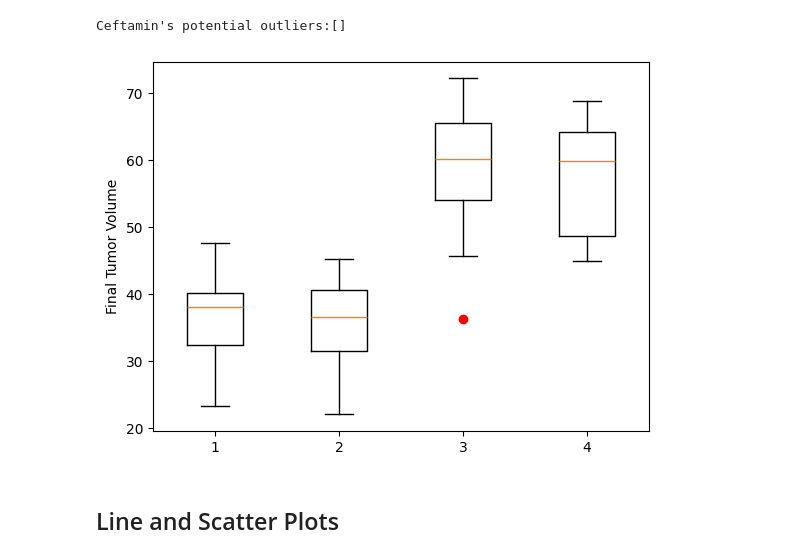
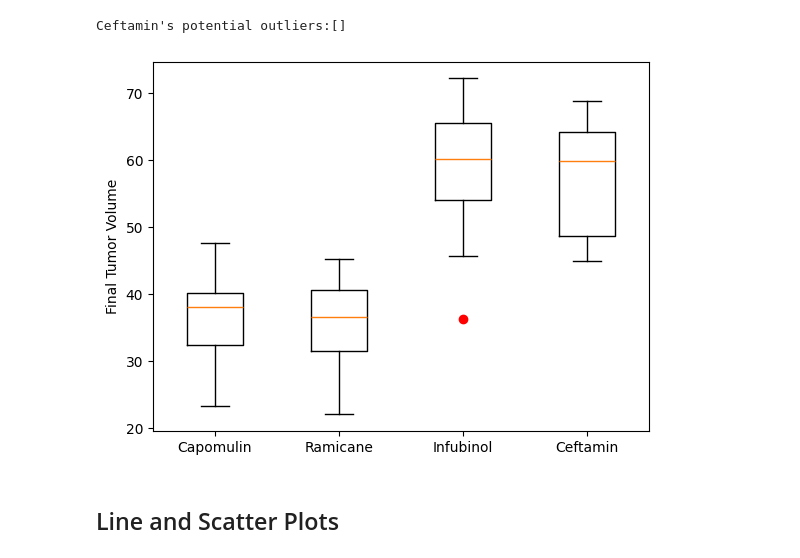
Before and after one commit to Ray-Marshal/visualization_challenge, a Jupyter notebook: pymaceuticals_final.ipynb, the cells around one changed output. Drawn from its saved outputs; the diff is of its cells as text; code cells hidden in the pictures.

```diff
--- a/pymaceuticals_final.ipynb
+++ b/pymaceuticals_final.ipynb
@@ -296,11 +296,12 @@ Ceftamin's potential outliers:[]
 # %%
 # Generate a box plot that shows the distrubution of the tumor volume for each treatment group.
 fig1, ax1 = plt.subplots()
 ax1.set_ylabel('Final Tumor Volume')
 ax1.boxplot([capomulin, ramicane, infubinol, ceftamin], sym="red")
+ax1.set_xticks([1, 2, 3, 4], treatments)
 plt.show()
 # %% [output]
-[figure, old version]
+[figure, new version]
 # %% [markdown]
 ## Line and Scatter Plots
 # %%
```
